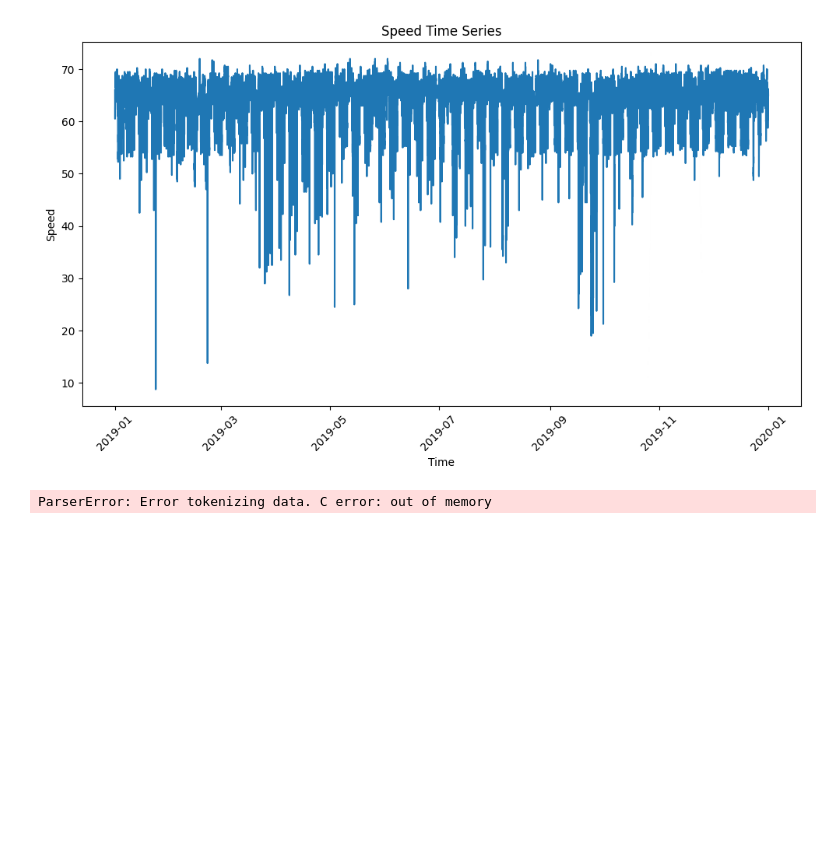
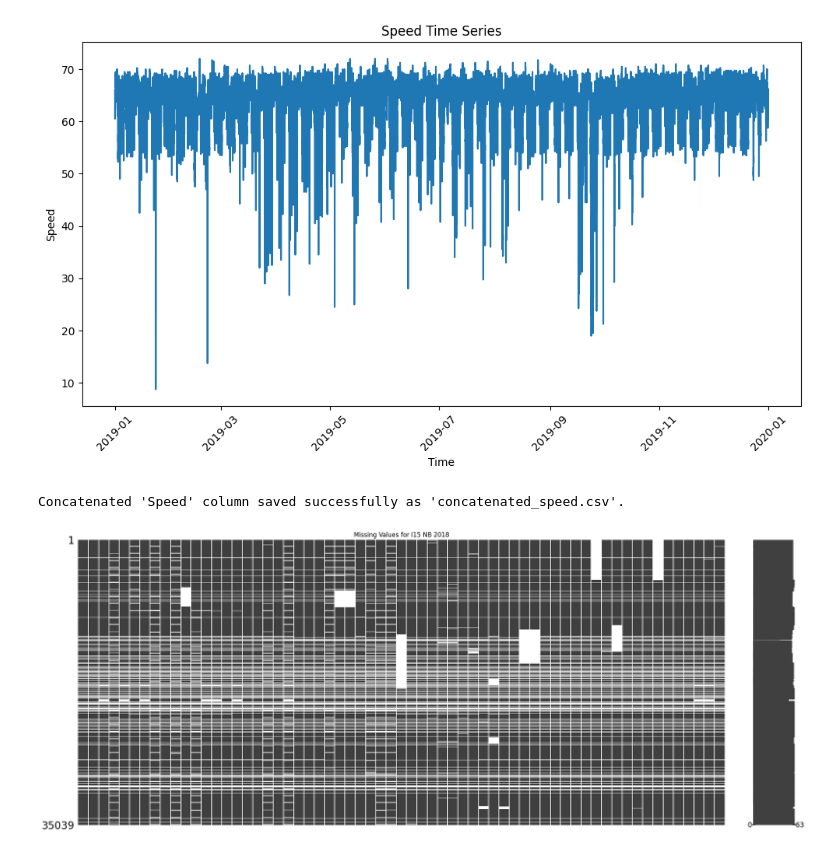
Before and after one commit to tarekbzahid/XIE_dataset_prep, a Jupyter notebook: utils/data_viz.ipynb, the cells around one changed output. Saved outputs shown, nothing was run; the diff lists cells and outputs as text; code cells hidden in the pictures; blank space fills up the shorter version.

```diff
--- a/utils/data_viz.ipynb
+++ b/utils/data_viz.ipynb
@@ -94,39 +94,58 @@ plt.show()
 # %%
 import os
 import pandas as pd
-import missingno as msno
 
-# Function to read CSV files from a directory and create missing values image
-def create_missing_values_image(directory):
-    # List to store DataFrames
-    dfs = []
+def concatenate_speed_columns(directory):
+    speed_columns = []  # List to store 'Speed' columns
 
     # Iterate over files in the directory
     for filename in os.listdir(directory):
         if filename.endswith(".csv"):
             filepath = os.path.join(directory, filename)
             df = pd.read_csv(filepath)
-            dfs.append(df)
+            # Check if 'Speed' column exists
+            if 'Speed' in df.columns:
+                speed_columns.append(df['Speed'])
+            else:
+                print(f"Warning: 'Speed' column not found in {filename}. Skipping...")
 
-    # Concatenate all DataFrames
-    combined_df = pd.concat(dfs, ignore_index=True)
+    # Concatenate all 'Speed' columns if at least one is found
+    if speed_columns:
+        combined_speed = pd.concat(speed_columns, ignore_index=True)
+        # Save the concatenated 'Speed' column as CSV
+        combined_speed.to_csv('E:/xie/Sensor Files/3. filled w empty rows - fixed to 35040 rows/2018/concatenated_speed.csv', index=False)
+        print("Concatenated 'Speed' column saved successfully as 'concatenated_speed.csv'.")
+    else:
+        print("Error: No 'Speed' column found in any CSV file.")
 
-    # Check if 'speed' column exists
-    if 'Speed' not in combined_df.columns:
-        print("Error: 'speed' column not found in CSV files.")
-        return
-
-    # Extract 'speed' column
-    speed_column = combined_df['Speed']
-
-    # Create missing values matrix
-    msno.matrix(combined_df)
-
-
-# Specify the directory containing CSV files
-directory_path = 'E:/xie/Sensor Files/3. filled w empty rows/2018'
-
-# Call the function
-create_missing_values_image(directory_path)
+# Example usage:
+directory_path = 'E:/xie/Sensor Files/3. filled w empty rows - fixed to 35040 rows/2018'
+concatenate_speed_columns(directory_path)
 # %% [output]
-ParserError: Error tokenizing data. C error: out of memory
+Concatenated 'Speed' column saved successfully as 'concatenated_speed.csv'.
+# %%
+import pandas as pd
+import numpy as np
+import missingno as msno
+import matplotlib.pyplot as plt
+
+# Function to visualize missing values of a CSV file column by column in the same image
+def visualize_missing_values(filepath):
+    # Read CSV file
+    df = pd.read_csv(filepath)
+
+    # Replace -1 with NaN
+    df.replace(-1, np.nan, inplace=True)
+
+    # Plot missing values for all columns in the same image
+    msno.matrix(df)
+    plt.title('Missing Values for I15 NB 2018')
+    plt.show()
+
+# Specify the filepath of the CSV file
+file_path = 'E:/xie/Sensor Files/5. dataset/I15 NB/full -1/train.csv'
+
+# Call the function
+visualize_missing_values(file_path)
+# %% [output]
+[figure, added]
```
Also changed, not shown: 1 other file.
